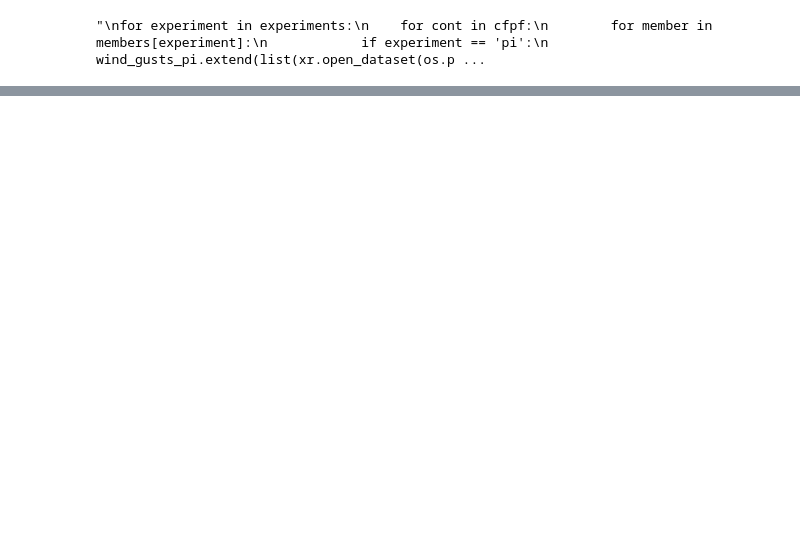
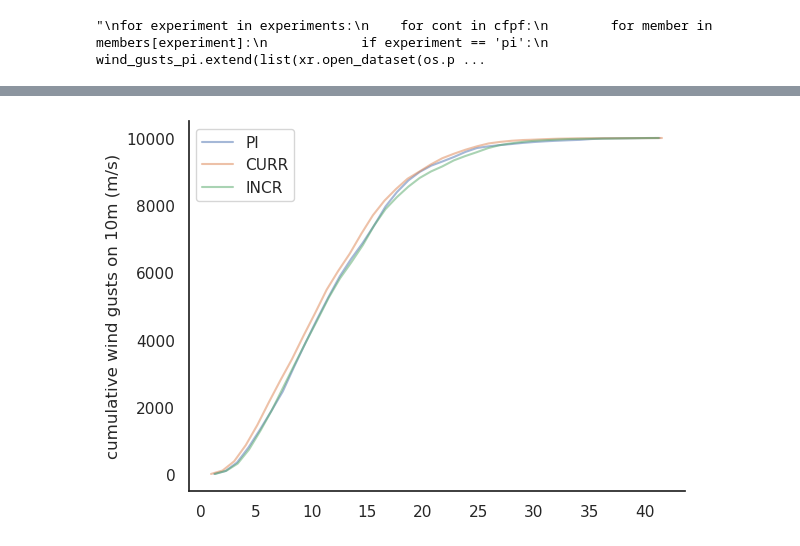
Before and after one commit to deviterra/storm_dudley, a Jupyter notebook: file/01_setup.ipynb, the cells around one changed output, grey strips where cells are left out. Cells and saved outputs as stored; diff of their text form; code cells hidden in the pictures; blank space fills up the shorter version.

```diff
--- a/file/01_setup.ipynb
+++ b/file/01_setup.ipynb
@@ -186,0 +249,18 @@ ValueError: Sample larger than population or is negative
+# %%
+values_pi, base_pi = np.histogram(random.sample(wind_gusts_pi, 10000), bins = 40)
+values_curr, base_curr = np.histogram(random.sample(wind_gusts_curr, 10000), bins = 40)
+values_incr, base_incr = np.histogram(random.sample(wind_gusts_incr, 10000), bins = 40)
+
+cumsum_pi = np.cumsum(values_pi)
+cumsum_curr = np.cumsum(values_curr)
+cumsum_incr = np.cumsum(values_incr)
+
+plt.plot(base_pi[:-1], cumsum_pi , alpha = 0.5, label = 'PI')
+plt.plot(base_curr[:-1], cumsum_curr, alpha = 0.5, label = 'CURR')
+plt.plot(base_incr[:-1], cumsum_incr, alpha = 0.5, label = 'INCR')
+
+plt.ylabel('cumulative wind gusts on 10m (m/s)')
+plt.legend()
+sns.despine()
+# %% [output]
+[figure, added]
```
Also changed, not shown: parts of 16 cells of this notebook, 17 other files.
